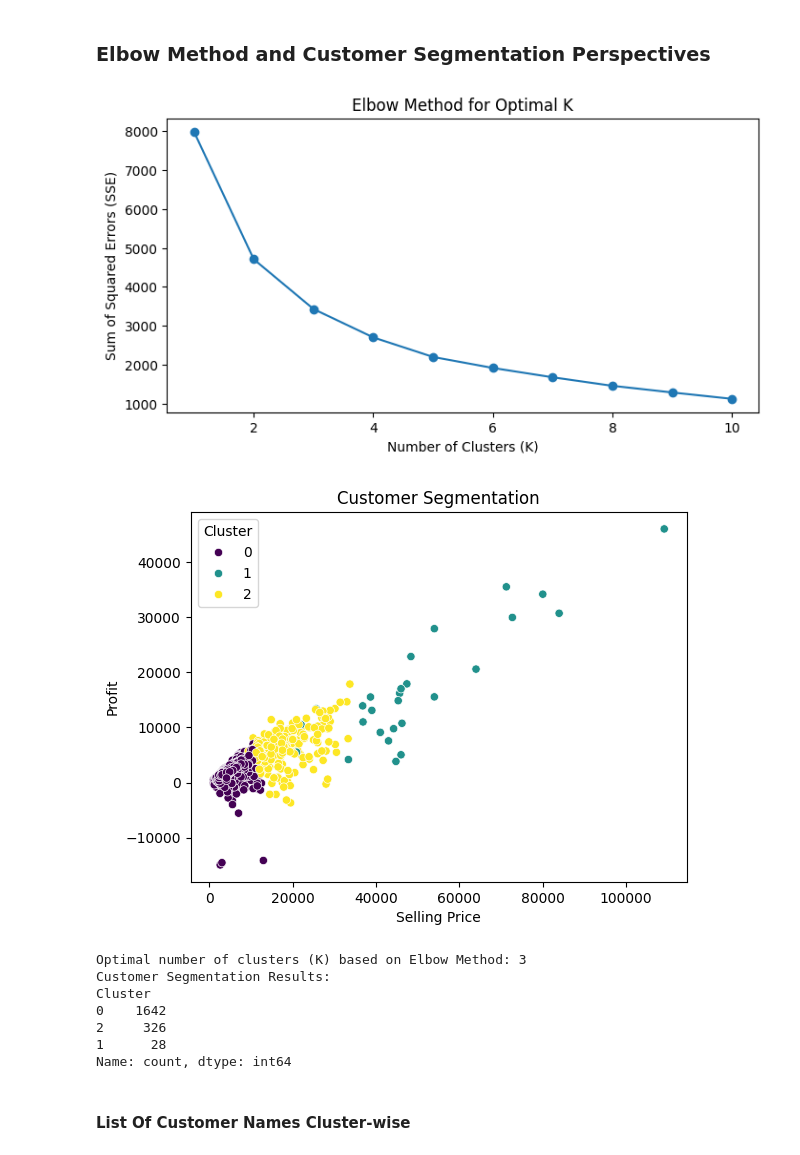
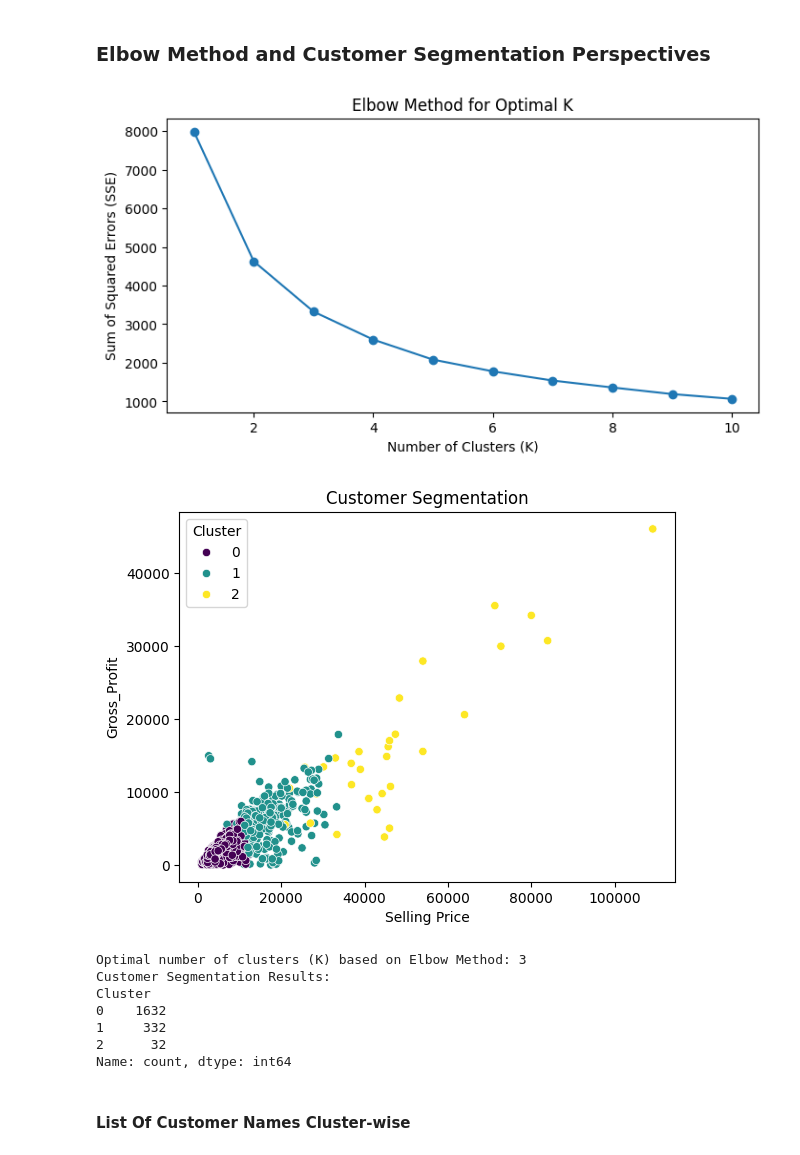
Before and after one commit to shaikhazhar689/POS-Data-Analysis-Using-Generative-AI, a Jupyter notebook: POS_Data_Analysis.ipynb, the cells around one changed output. Saved outputs shown, nothing was run; the diff lists cells and outputs as text; code cells hidden in the pictures.

```diff
--- a/POS_Data_Analysis.ipynb
+++ b/POS_Data_Analysis.ipynb
@@ -77,13 +54,13 @@ merged_data = pd.merge(suppliers, customers, on='Transaction_id', how='inner')
 
 # Select the desired columns
 boutique = merged_data[['Transaction_id', 'Date_x', 'Supplier_Name', 'Category', 'Quantity_x', 'Tax_x',
-                         'Selling_Price_x', 'Cost_Price_x', 'Profit_x', 'Discount', 'Supplier_Location',
+                         'Selling_Price_x', 'Cost_Price_x', 'Gross_Profit_x', 'Discount', 'Supplier_Location',
                          'Customer_Name']]
 
 # Rename columns if needed (suffixes '_x' were added due to column name conflicts)
 boutique = boutique.rename(columns={'Date_x': 'Date', 'Quantity_x': 'Quantity', 'Tax_x': 'Tax',
                                       'Selling_Price_x': 'Selling_Price', 'Cost_Price_x': 'Cost_Price',
-                                      'Profit_x': 'Profit'})
+                                      'Gross_Profit_x': 'Gross_Profit'})
 
 # Display the resulting DataFrame
 boutique.head()
@@ -538,0 +561,19 @@ Each data point represents a transaction, and the y-axis corresponds to the chro
+# %%
+
+# Step 6: Trends Over Time
+import matplotlib.pyplot as plt
+
+# Convert 'Date' column to datetime type
+boutique['Date'] = pd.to_datetime(boutique['Date'], format='%d-%m-%Y')
+
+# Group by date and calculate total sales
+sales_over_time = boutique.groupby('Date')['Selling_Price'].sum().reset_index()
+
+# Plotting the sales trends
+plt.figure(figsize=(12, 6))
+plt.plot(sales_over_time['Date'], sales_over_time['Selling_Price'], marker='o', linestyle='-')
+plt.title('Sales Trends Over Time')
+plt.xlabel('Date')
+plt.ylabel('Total Sales')
+plt.grid(True)
+plt.show()
@@ -609,7 +652,7 @@ from sklearn.preprocessing import StandardScaler
 
 def perform_customer_segmentation(data):
     # Select relevant columns for segmentation
-    segmentation_data = data[['Selling_Price', 'Cost_Price', 'Quantity', 'Profit']]
+    segmentation_data = data[['Selling_Price', 'Cost_Price', 'Quantity', 'Gross_Profit']]
 
     # Standardize the data
     scaler = StandardScaler()
@@ -626,42 +669,42 @@ def perform_customer_segmentation(data):
     plt.figure(figsize=(8, 4))
     plt.plot(range(1, 11), sse, marker='o')
     plt.title('Elbow Method for Optimal K')
     plt.xlabel('Number of Clusters (K)')
     plt.ylabel('Sum of Squared Errors (SSE)')
     plt.show()
 
     # Based on the Elbow Method, choose the optimal number of clusters (K)
     optimal_k = 3
 
     # Apply k-means clustering
     kmeans = KMeans(n_clusters=optimal_k, random_state=42, n_init=10)
     data['Cluster'] = kmeans.fit_predict(scaled_data)
 
     # Visualize the clusters
-    sns.scatterplot(x='Selling_Price', y='Profit', hue='Cluster', data=data, palette='viridis')
+    sns.scatterplot(x='Selling_Price', y='Gross_Profit', hue='Cluster', data=data, palette='viridis')
     plt.title('Customer Segmentation')
     plt.xlabel('Selling Price')
-    plt.ylabel('Profit')
+    plt.ylabel('Gross_Profit')
     plt.show()
 
     # Explain the results
     print(f"Optimal number of clusters (K) based on Elbow Method: {optimal_k}")
     print("Customer Segmentation Results:")
     print(data['Cluster'].value_counts())
 
 
 
 # Assuming 'boutique' is the DataFrame with the merged data
 perform_customer_segmentation(boutique)
 # %% [output]
 [figure]
-[figure, old version]
+[figure, new version]
 Optimal number of clusters (K) based on Elbow Method: 3
 Customer Segmentation Results:
 Cluster
-0    1642
-2     326
-1      28
+0    1632
+1     332
+2      32
 Name: count, dtype: int64
 # %% [markdown]
 #### **List Of Customer Names Cluster-wise**
```
Also changed, not shown: parts of 18 cells of this notebook.
